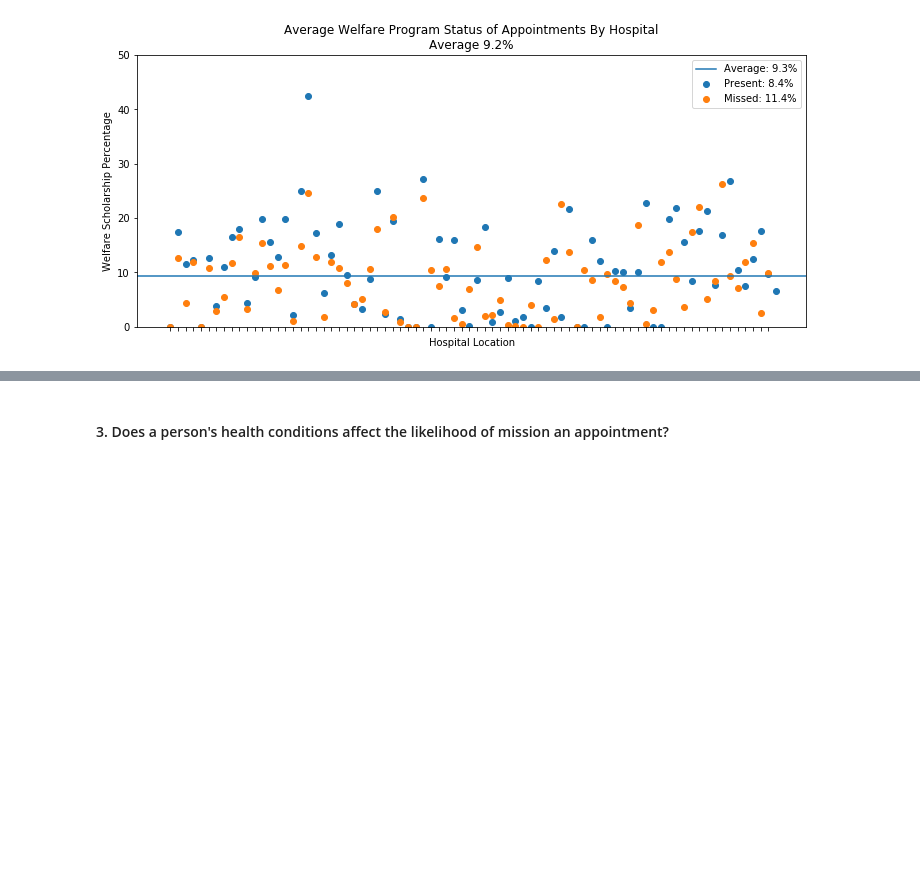
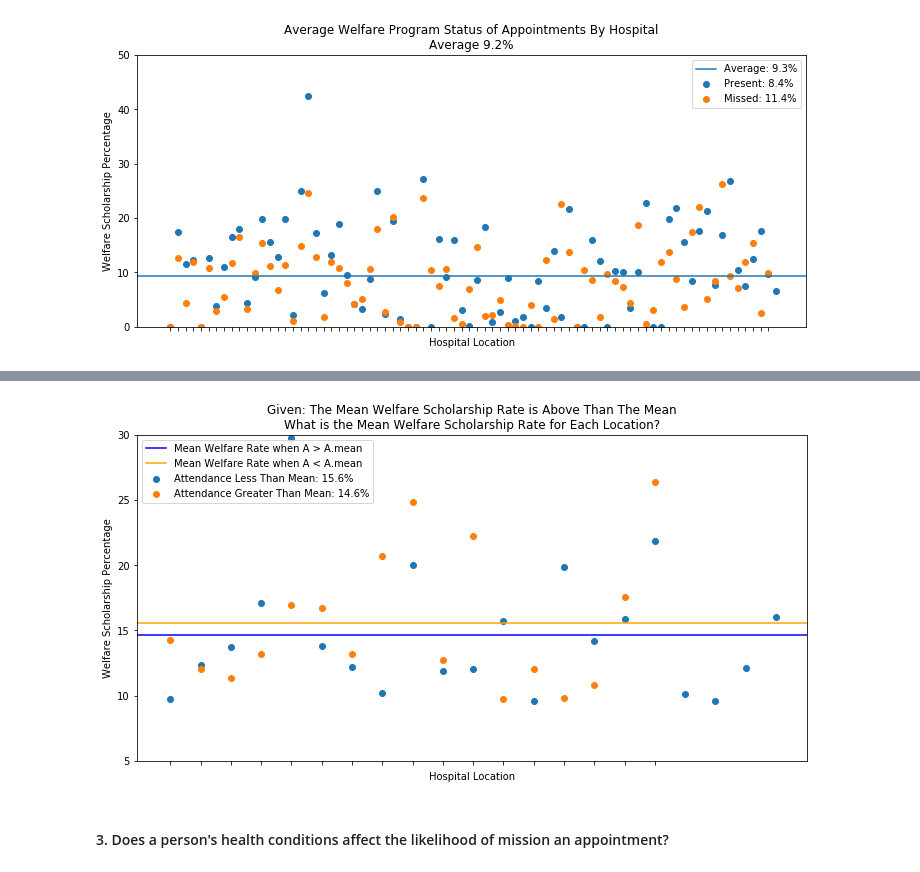
Before and after one commit to timothyshort/data_analysis, a Jupyter notebook: 03_data_analysis/project-no_show_appts/investigate-a-dataset-template.ipynb, the cells around one changed output, grey strips where cells are left out. Cells and saved outputs as stored; diff of their text form; code cells hidden in the pictures; blank space fills up the shorter version.

```diff
--- a/03_data_analysis/project-no_show_appts/investigate-a-dataset-template.ipynb
+++ b/03_data_analysis/project-no_show_appts/investigate-a-dataset-template.ipynb
@@ -268,2 +283,24 @@ Compare results by location:
+# %%
+plt.figure(figsize=(12,6))
+
+plt.axhline(y=means_AW.mean()*100, color='blue')
+plt.axhline(y=means_aW.mean()*100, color='orange')
+
+y = means_AW*100
+x = range(1,len(y)+1)
+plt.scatter(x,y);
+
+y = means_aW*100
+x = range(1,len(y)+1)
+plt.scatter(x,y);
+
+plt.ylim(5,30)
+plt.xticks(x, '');
+plt.title('Given: The Mean Welfare Scholarship Rate is Above Than The Mean\nWhat is the Mean Welfare Scholarship Rate for Each Location?');
+plt.ylabel('Welfare Scholarship Percentage');
+plt.xlabel('Hospital Location')
+plt.legend(['Mean Welfare Rate when A > A.mean','Mean Welfare Rate when A < A.mean','Attendance Less Than Mean: {}%'.format(round(means_aW.mean()*100,1)),'Attendance Greater Than Mean: {}%'.format(round(means_AW.mean()*100,1))]);
+# %% [output]
+[figure, added]
 # %% [markdown]
 #### 3. Does a person's health conditions affect the likelihood of mission an appointment?
```
Also changed, not shown: parts of 7 cells of this notebook.
